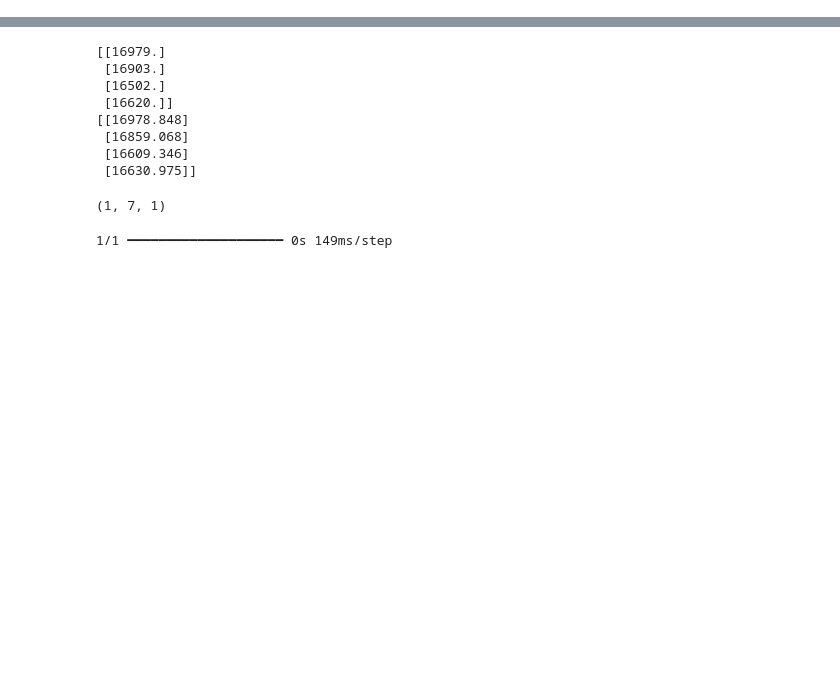
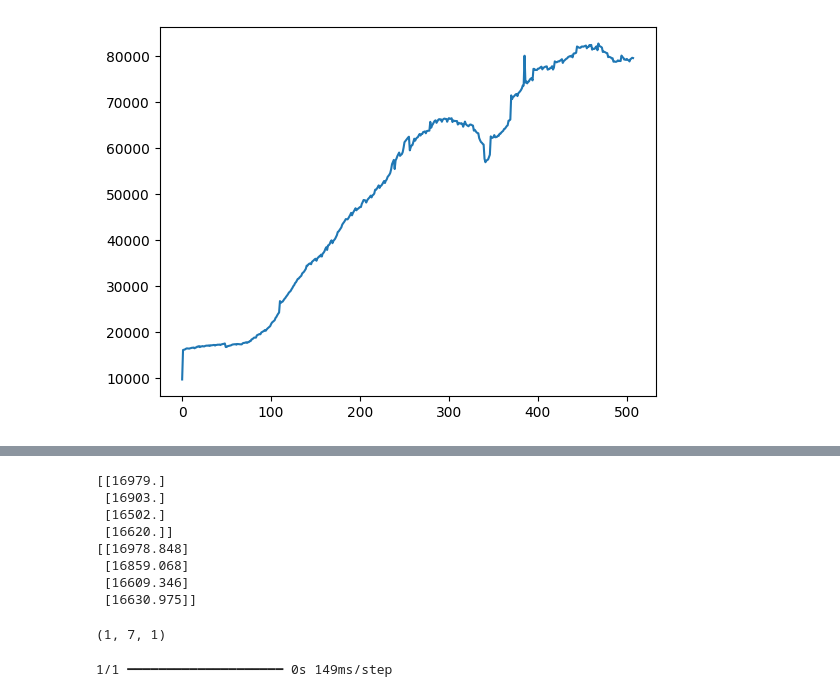
Before and after one commit to prasanna-venkatesh-m/RNN-Basics, a Jupyter notebook: RNN.ipynb, the cells around one changed output, grey strips where cells are left out. Drawn from its saved outputs; the diff is of its cells as text; code cells hidden in the pictures; blank space fills up the shorter version.

```diff
--- a/RNN.ipynb
+++ b/RNN.ipynb
@@ -27,0 +28,5 @@ values.shape
+# %%
+plt.plot(values)
+plt.show()
+# %% [output]
+[figure, added]
```
Also changed, not shown: parts of 13 cells of this notebook.
